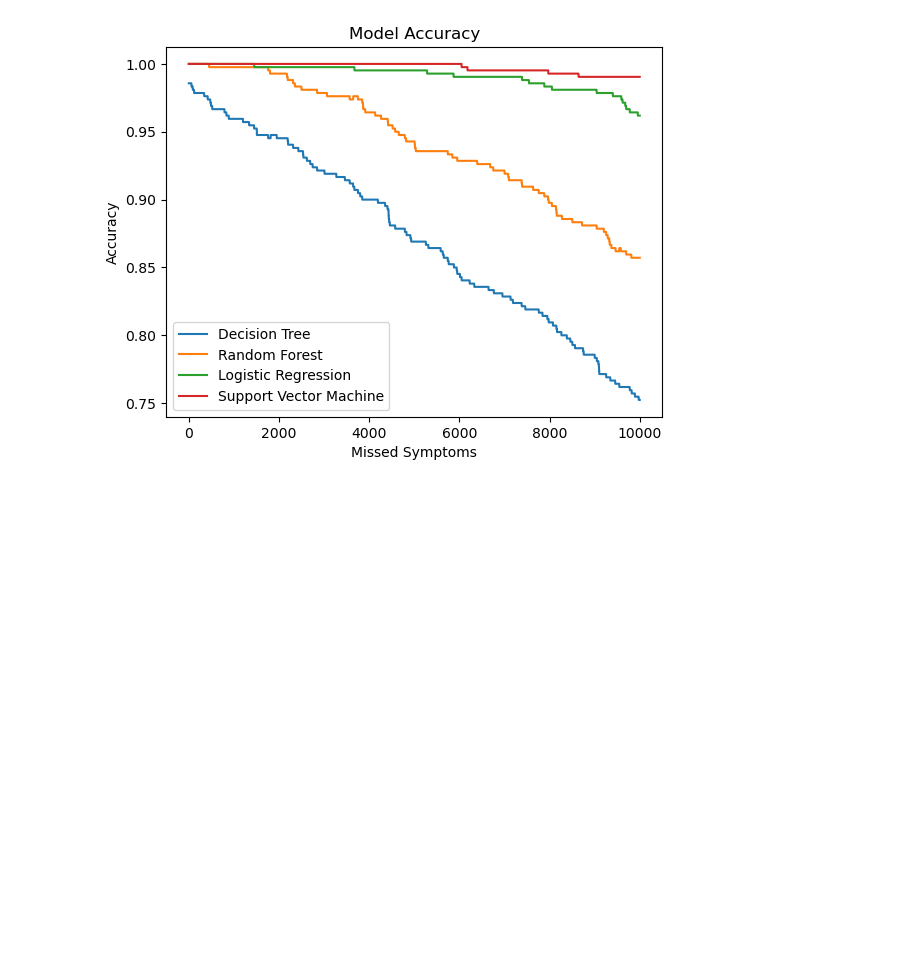
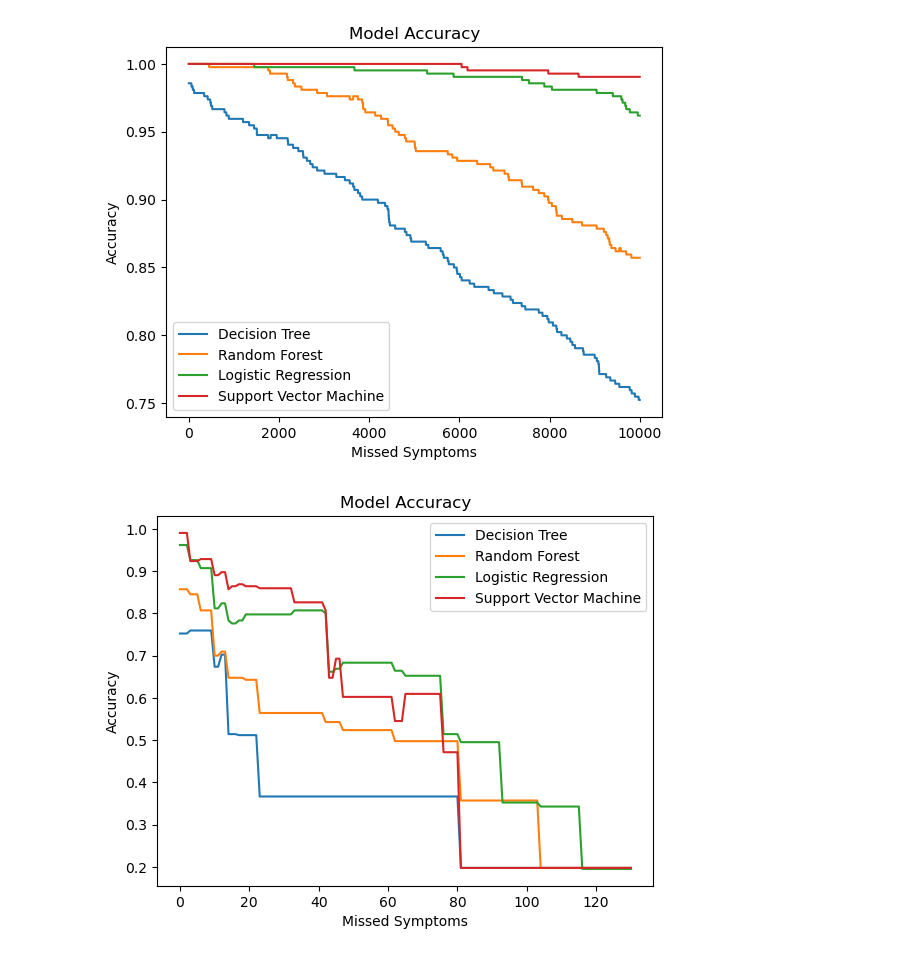
Before and after one commit to domipm/AML-Disease-Symptom, a Jupyter notebook: Classifier_Subset.ipynb, the cells around one changed output. Drawn from its saved outputs; the diff is of its cells as text; code cells hidden in the pictures; blank space fills up the shorter version.

Commit message:
Models optimized on fulldata

```diff
--- a/Classifier_Subset.ipynb
+++ b/Classifier_Subset.ipynb
@@ -446,3 +446,54 @@ plt.savefig('model_accuracy_test.png')
 plt.show()
 # %% [output]
 [figure]
+# %%
+X_sub = subset.drop(columns=['Disease'])  # All columns except Disease
+y_sub = subset['Disease']  # Target column
+
+
+
+
+#Split the data
+X_train_sub, X_test_sub, y_train_sub, y_test_sub = train_test_split(X_sub, y_sub, test_size=0.7, random_state=42)
+
+dt_accs = []
+rf_acces = []
+log_acces = []
+svm_acces = []
+
+accs = [dt_accs, rf_acces, log_acces, svm_acces]
+
+np.random.seed(42)  # Set the random seed for reproducibility
+
+for i in range(len(unique_symptoms)):
+
+    index, columns = np.where(X_test_sub == 1)
+
+    random_symptom_index = np.random.choice(columns)
+
+    #print(f"Random Patient Index: {random_patient_index}, Random Symptom Index: {random_symptom_index}")
+
+
+    X_test_sub.iloc[:, random_symptom_index] = 0 # Set the symptom to 0 (not present)
+
+    for j in range(len(models)):
+        predictions = models[j].predict(X_test_sub)
+
+        # Evaluate the model
+        accuracy = accuracy_score(y_test_sub, predictions)
+
+        accs[j].append(accuracy)
+
+# Plot the accuracies
+plt.plot(accs[0], label='Decision Tree')
+plt.plot(accs[1], label='Random Forest')
+plt.plot(accs[2], label='Logistic Regression')
+plt.plot(accs[3], label='Support Vector Machine')
+plt.xlabel('Missed Symptoms')
+plt.ylabel('Accuracy')
+plt.title('Model Accuracy')
+plt.legend()
+plt.savefig('model_accuracy_test.png')
+plt.show()
+# %% [output]
+[figure, added]
```
Also changed, not shown: 6 other files.
